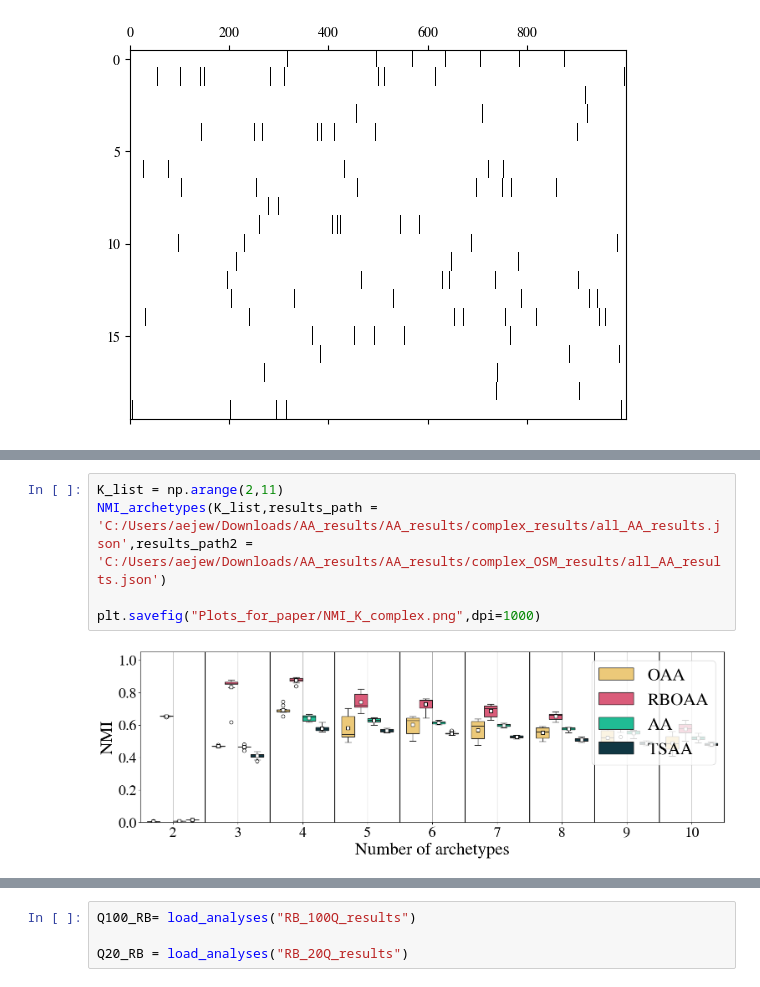
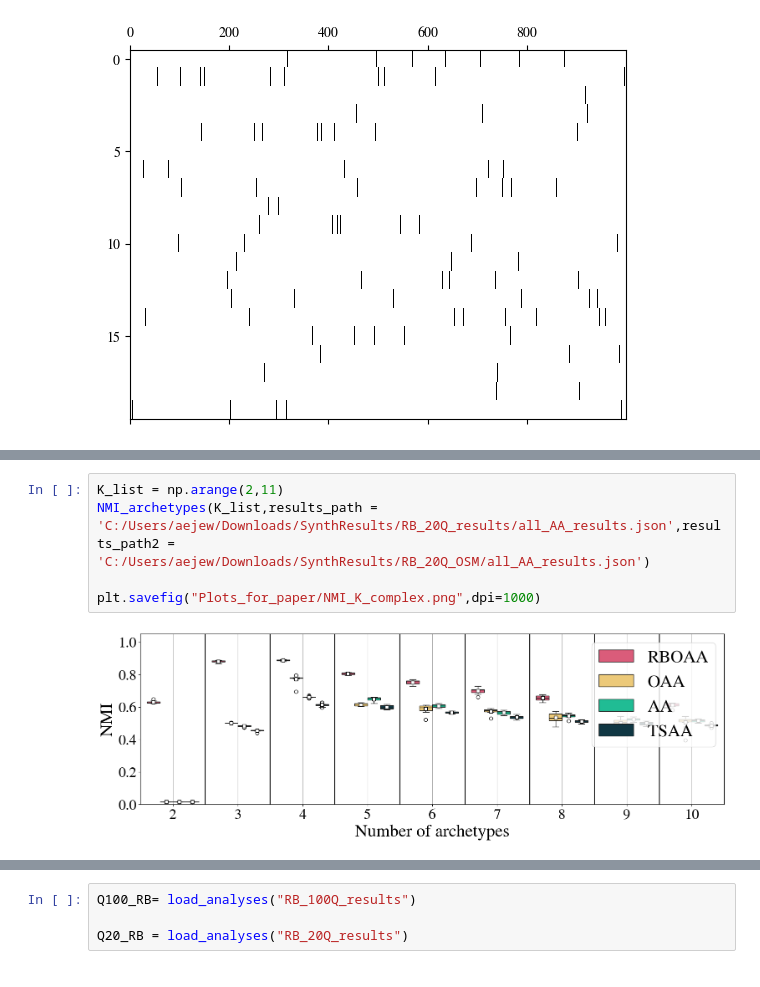
Before and after one commit to Maplewarrior/OrdinalArchetypalAnalysis, a Jupyter notebook: synthPlotsForPaper.ipynb, the cells around one changed output, grey strips where cells are left out. Cells and saved outputs as stored; diff of their text form.

```diff
--- a/synthPlotsForPaper.ipynb
+++ b/synthPlotsForPaper.ipynb
@@ -272,10 +288,10 @@ FileNotFoundError: [Errno 2] No such file or directory: 'C:/Users/aejew/Download
 # %%
 K_list = np.arange(2,11)
-NMI_archetypes(K_list,results_path = 'C:/Users/aejew/Downloads/AA_results/AA_results/complex_results/all_AA_results.json',results_path2 = 'C:/Users/aejew/Downloads/AA_results/AA_results/complex_OSM_results/all_AA_results.json')
+NMI_archetypes(K_list,results_path = 'C:/Users/aejew/Downloads/SynthResults/RB_20Q_results/all_AA_results.json',results_path2 =  'C:/Users/aejew/Downloads/SynthResults/RB_20Q_OSM/all_AA_results.json')
 
 plt.savefig("Plots_for_paper/NMI_K_complex.png",dpi=1000)
 # %% [output]
-[figure, old version]
+[figure, new version]
 # %%
 #from src.visualizations.denoising import denoising
 p = [1,2,3,4,5]
```
Also changed, not shown: parts of 7 cells of this notebook.
